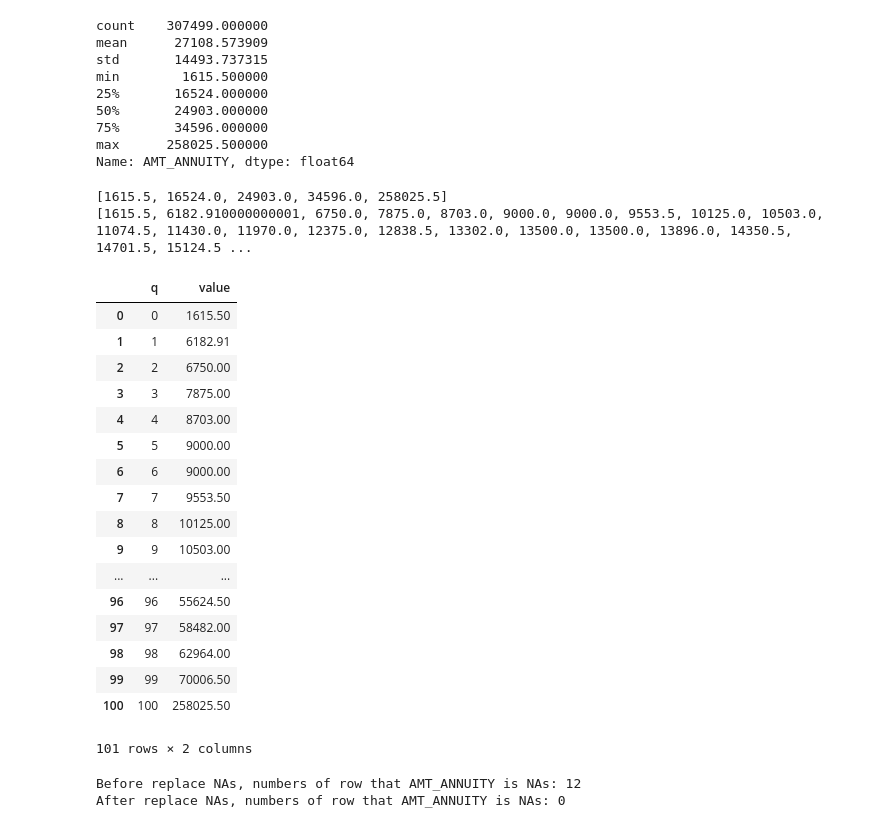
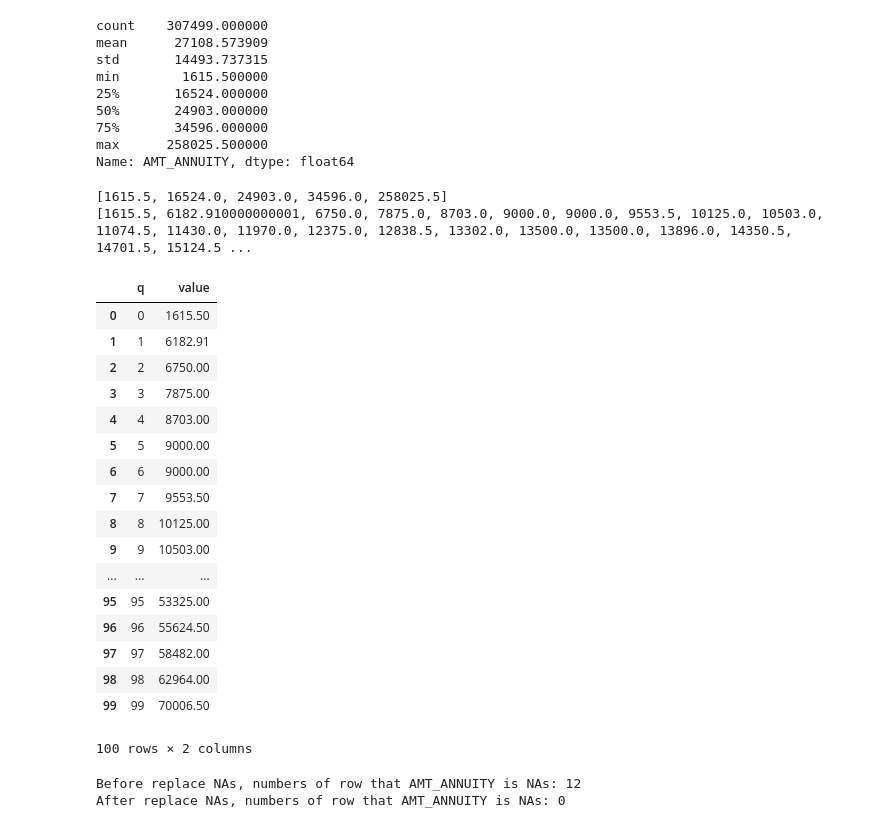
Before and after one commit to HRTseng/100Day-ML-Marathon, a Jupyter notebook: Day_007_HW.ipynb, the cells around one changed output. Saved outputs shown, nothing was run; the diff lists cells and outputs as text; code cells hidden in the pictures.

```diff
--- a/Day_007_HW.ipynb
+++ b/Day_007_HW.ipynb
@@ -52,34 +52,34 @@ Name: AMT_ANNUITY, dtype: float64
 # %%
 # Ignore NA, 計算五值
 five_num = [0, 25, 50, 75, 100]
 quantile_5s = [np.percentile(app_train[~app_train['AMT_ANNUITY'].isnull()]['AMT_ANNUITY'], q = i) for i in five_num]
 print(quantile_5s)
 # 1: 計算 AMT_ANNUITY 的 q0 - q100
-q_all = [np.percentile(app_train[~app_train['AMT_ANNUITY'].isnull()]['AMT_ANNUITY'], q = i) for i in range(101)]
-[print(q_all)]
-pd.DataFrame({'q': list(range(101)),
+q_all = [np.percentile(app_train[~app_train['AMT_ANNUITY'].isnull()]['AMT_ANNUITY'], q = i) for i in range(100)]
+print(q_all)
+pd.DataFrame({'q': list(range(100)),
               'value': q_all})
 # %% [output]
 [1615.5, 16524.0, 24903.0, 34596.0, 258025.5]
 [1615.5, 6182.910000000001, 6750.0, 7875.0, 8703.0, 9000.0, 9000.0, 9553.5, 10125.0, 10503.0, 11074.5, 11430.0, 11970.0, 12375.0, 12838.5, 13302.0, 13500.0, 13500.0, 13896.0, 14350.5, 14701.5, 15124.5 ...
 |  | q | value |
 | 0 | 0 | 1615.50 |
 | 1 | 1 | 6182.91 |
 | 2 | 2 | 6750.00 |
 | 3 | 3 | 7875.00 |
 | 4 | 4 | 8703.00 |
 | 5 | 5 | 9000.00 |
 | 6 | 6 | 9000.00 |
 | 7 | 7 | 9553.50 |
 | 8 | 8 | 10125.00 |
 | 9 | 9 | 10503.00 |
 | ... | ... | ... |
+| 95 | 95 | 53325.00 |
 | 96 | 96 | 55624.50 |
 | 97 | 97 | 58482.00 |
 | 98 | 98 | 62964.00 |
 | 99 | 99 | 70006.50 |
-| 100 | 100 | 258025.50 |
-101 rows × 2 columns
+100 rows × 2 columns
 # %%
 # 2.1 將 NAs 以 q50 填補
 print("Before replace NAs, numbers of row that AMT_ANNUITY is NAs: %i" % sum(app_train['AMT_ANNUITY'].isnull()))
```
Also changed, not shown: parts of 3 cells of this notebook, 2 other files.
